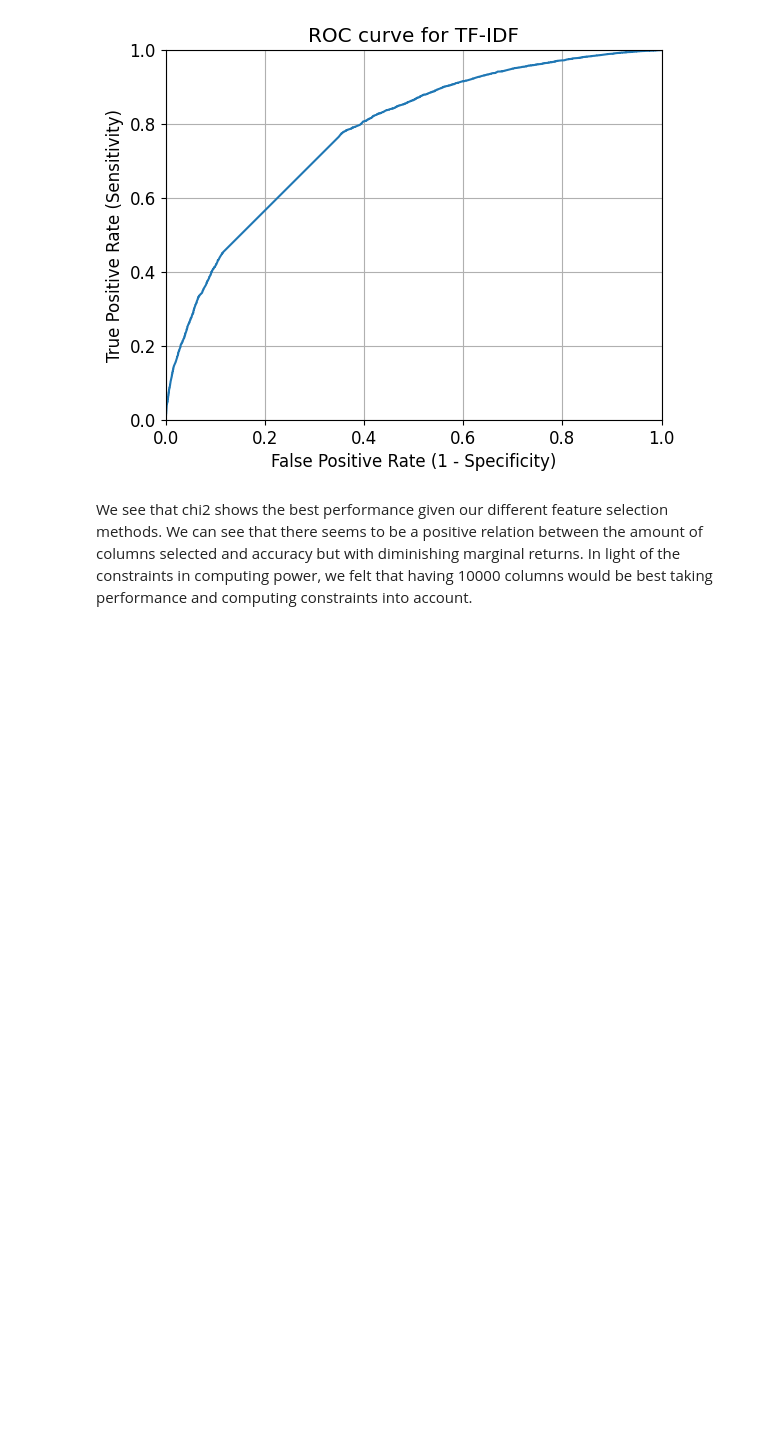
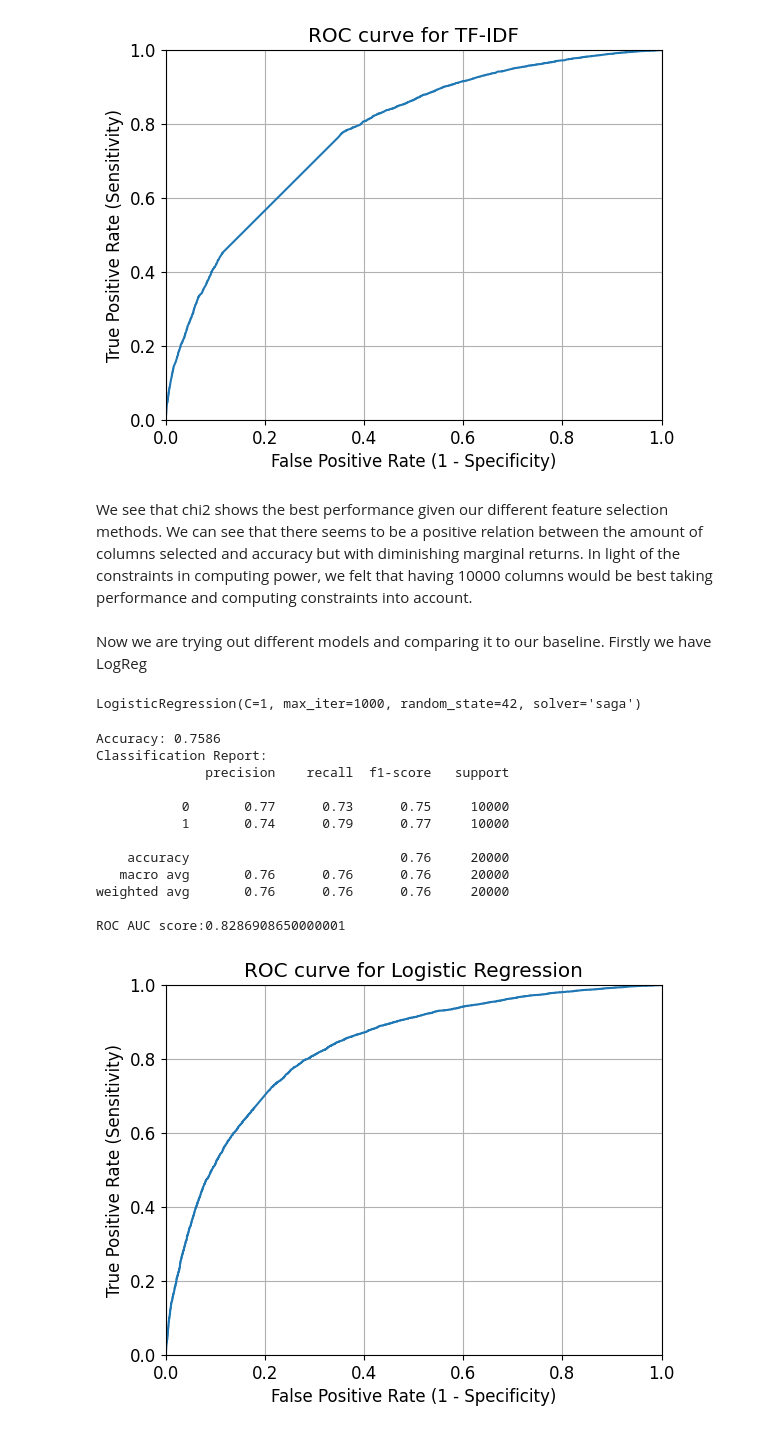
Before and after one commit to henry167b/IT1244-Project, a Jupyter notebook: Models/random forest baseline.ipynb, the cells around one changed output. Drawn from its saved outputs; the diff is of its cells as text; code cells hidden in the pictures; blank space fills up the shorter version.

Commit message:
final model

```diff
--- a/Models/random forest baseline.ipynb
+++ b/Models/random forest baseline.ipynb
@@ -419,3 +421,58 @@ weighted avg       0.71      0.70      0.69     20000
 [figure]
 # %% [markdown]
 We see that chi2 shows the best performance given our different feature selection methods. We can see that there seems to be a positive relation between the amount of columns selected and accuracy but with diminishing marginal returns. In light of the constraints in computing power, we felt that having 10000 columns would be best taking performance and computing constraints into account.
+# %% [markdown]
+Now we are trying out different models and comparing it to our baseline. Firstly we have LogReg
+# %%
+vectorizer = CountVectorizer(binary=True, ngram_range=(1, 2), stop_words='english')
+sentences = [' '.join(words) for words in X_train]
+
+# Fit and transform the sentences
+one_hot_encoded = vectorizer.fit_transform(sentences)
+# %%
+test = SelectKBest(score_func=chi2, k=10000)
+X_train_new = test.fit_transform(one_hot_encoded, y_train)
+clf = LogisticRegression(random_state = 42, max_iter=1000, penalty = 'l2', C = 1, solver = 'saga')
+clf.fit(X_train_new, y_train)
+# %% [output]
+LogisticRegression(C=1, max_iter=1000, random_state=42, solver='saga')
+# %%
+sen = [' '.join(words) for words in X_test]
+X_test_new = vectorizer.transform(sen)
+X_test_new = test.transform(X_test_new)
+y_pred = clf.predict(X_test_new)
+
+accuracy = accuracy_score(y_test, y_pred)
+classification_rep = classification_report(y_test, y_pred)
+
+print(f'Accuracy: {accuracy}')
+print(f'Classification Report:\n{classification_rep}')
+
+y_pred_prob = clf.predict_proba(X_test_new)[:, 1]
+
+fpr, tpr, thresholds = roc_curve(y_test, y_pred_prob)
+
+plt.plot(fpr, tpr)
+plt.xlim([0.0, 1.0])
+plt.ylim([0.0, 1.0])
+plt.rcParams['font.size'] = 12
+plt.title('ROC curve for Logistic Regression')
+plt.xlabel('False Positive Rate (1 - Specificity)')
+plt.ylabel('True Positive Rate (Sensitivity)')
+plt.grid(True)
+
+print(f'ROC AUC score:{roc_auc_score(y_test, y_pred_prob)}')
+# %% [output]
+Accuracy: 0.7586
+Classification Report:
+              precision    recall  f1-score   support
+
+           0       0.77      0.73      0.75     10000
+           1       0.74      0.79      0.77     10000
+
+    accuracy                           0.76     20000
+   macro avg       0.76      0.76      0.76     20000
+weighted avg       0.76      0.76      0.76     20000
+
+ROC AUC score:0.8286908650000001
+[figure, added]
```
Also changed, not shown: parts of 34 cells of this notebook.
